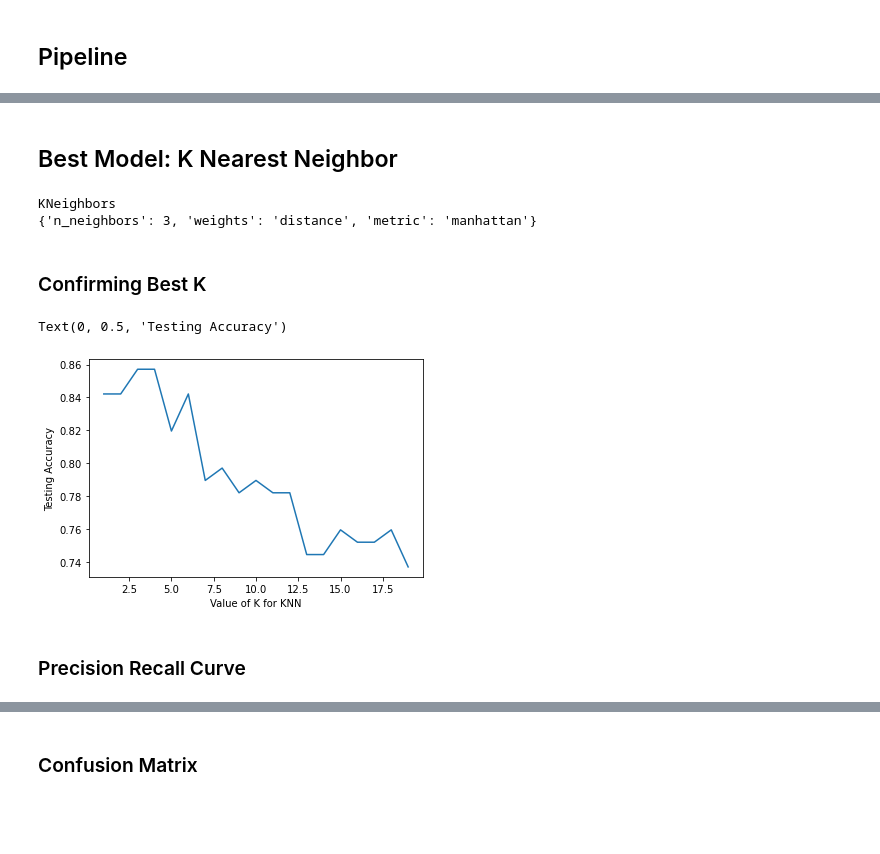
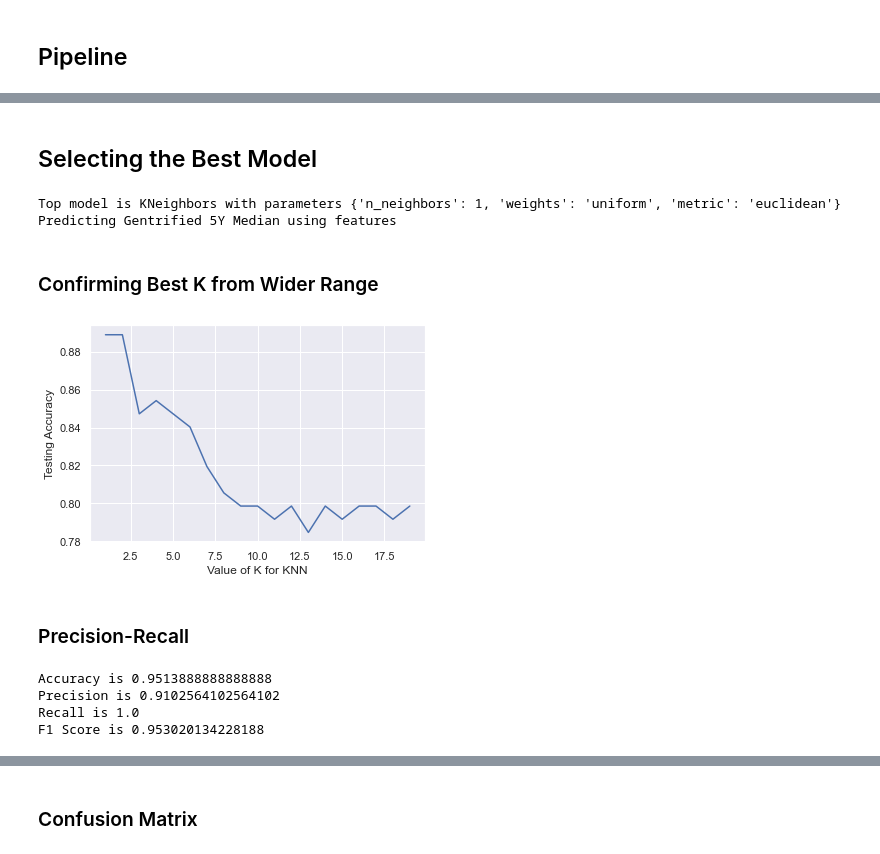
Before and after one commit to catonbrewster1/austin_gentrification, a Jupyter notebook: 3_fit_models.ipynb, the cells around one changed output, grey strips where cells are left out. Saved outputs shown, nothing was run; the diff lists cells and outputs as text; code cells hidden in the pictures; blank space fills up the shorter version.

```diff
--- a/3_fit_models.ipynb
+++ b/3_fit_models.ipynb
@@ -31,6 +31,10 @@ from sklearn.tree import DecisionTreeClassifier
 import datetime
 from sklearn.metrics import accuracy_score
 from sklearn import metrics
+import matplotlib.pyplot as plt
+
+sns.set()
+# sns.reset_origin() # reverse of set
 # %%
 features_s = pd.read_csv("clean_data/features_s.csv").iloc[:,1:]
 features_m = pd.read_csv("clean_data/features_m.csv").iloc[:,1:]
@@ -234,10 +328,21 @@ full_results[(full_results["Outcome Timeframe"] == "1Y") &
 # %% [markdown]
-## Best Model: K Nearest Neighbor
+## Selecting the Best Model
-# %%
-sorted_best1 = full_results[(full_results["Outcome Timeframe"] == "1Y") &
-             (full_results["Outcome Benchmark"] == "Median")].sort_values(["Accuracy", "Precision"], ascending = False)
-print(sorted_best1.iloc[0,]['Model'])
-print(sorted_best1.iloc[0,]['Parameters'])
-# %% [output]
-KNeighbors
-{'n_neighbors': 3, 'weights': 'distance', 'metric': 'manhattan'}
+# %%
+sorted_best = full_results.sort_values(["Accuracy", "Recall"], ascending = False)
+
+top_model = sorted_best.iloc[0,]['Model']
+top_timeframe = "Gentrified " + sorted_best.iloc[0,]['Outcome Timeframe'] + " Median"
+top_feat = sorted_best.iloc[0,]['Feature Set']
+top_params = sorted_best.iloc[0,]['Parameters']
+print("Top model is", top_model, "with parameters", top_params)
+print("Predicting", top_timeframe, "using", top_feat)
+
+X_train, X_test, y_train, y_test = train_test_split(smotes[top_timeframe][top_feat]["X"],
+                                                    smotes[top_timeframe][top_feat]["y"],
+                                                    test_size=0.2,
+                                                    random_state=0)
+# %% [output]
+Top model is KNeighbors with parameters {'n_neighbors': 1, 'weights': 'uniform', 'metric': 'euclidean'}
+Predicting Gentrified 5Y Median using features
+# %% [markdown]
+### Confirming Best K from Wider Range
@@ -244 +366,8 @@ KNeighbors
+# %%
+plt.plot(k_dict.keys(), k_dict.values())
+plt.xlabel('Value of K for KNN')
+plt.ylabel('Testing Accuracy')
+None
+# %% [output]
+[figure, added]
 # %%
@@ -258,2 +380,0 @@ y_pred = best_model.predict(X_test)
-# %% [markdown]
-### Confirming Best K
@@ -272,12 +381,15 @@ for k in range(1, 20):
-# %%
-plt.plot(k_dict.keys(), k_dict.values())
-plt.xlabel('Value of K for KNN')
-plt.ylabel('Testing Accuracy')
-# %% [output]
-Text(0, 0.5, 'Testing Accuracy')
-[figure, removed]
 # %% [markdown]
-### Precision Recall Curve
+### Precision-Recall
+# %%
+print("Accuracy is", sorted_best.iloc[0,]['Accuracy'])
+print("Precision is", sorted_best.iloc[0,]['Precision'])
+print("Recall is", sorted_best.iloc[0,]['Recall'])
+print("F1 Score is", sorted_best.iloc[0,]['F1 Score'])
+# %% [output]
+Accuracy is 0.9513888888888888
+Precision is 0.9102564102564102
+Recall is 1.0
+F1 Score is 0.953020134228188
 # %%
 disp = metrics.plot_precision_recall_curve(best_model, X_test, y_test)
 disp.ax_.set_title('Precision-Recall curve')
```
Also changed, not shown: parts of 19 cells of this notebook.
